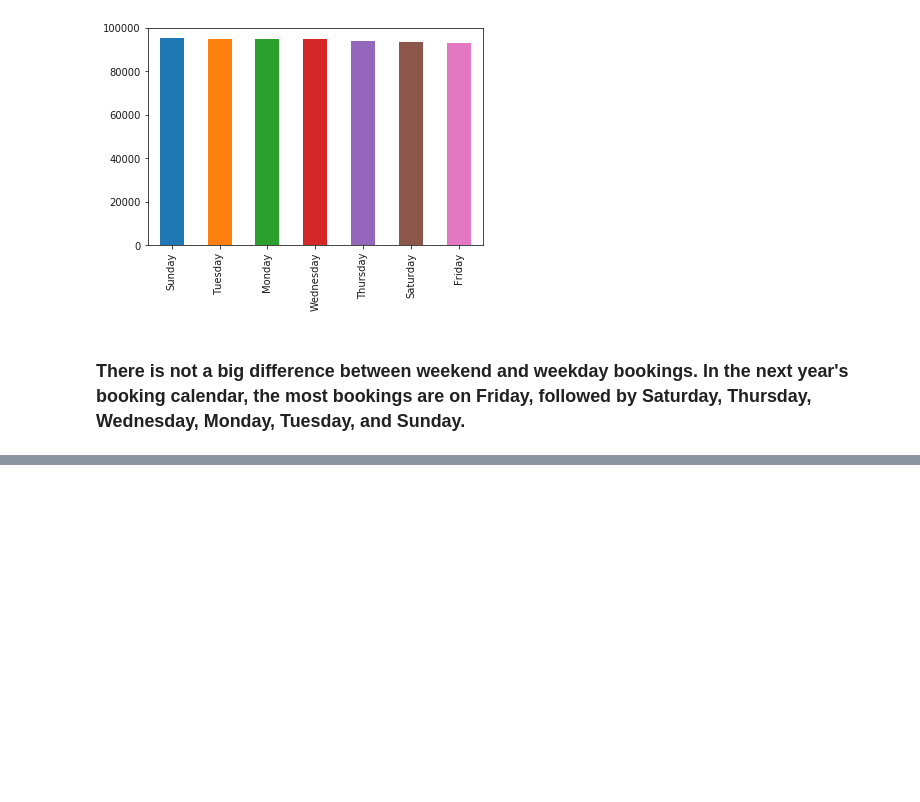
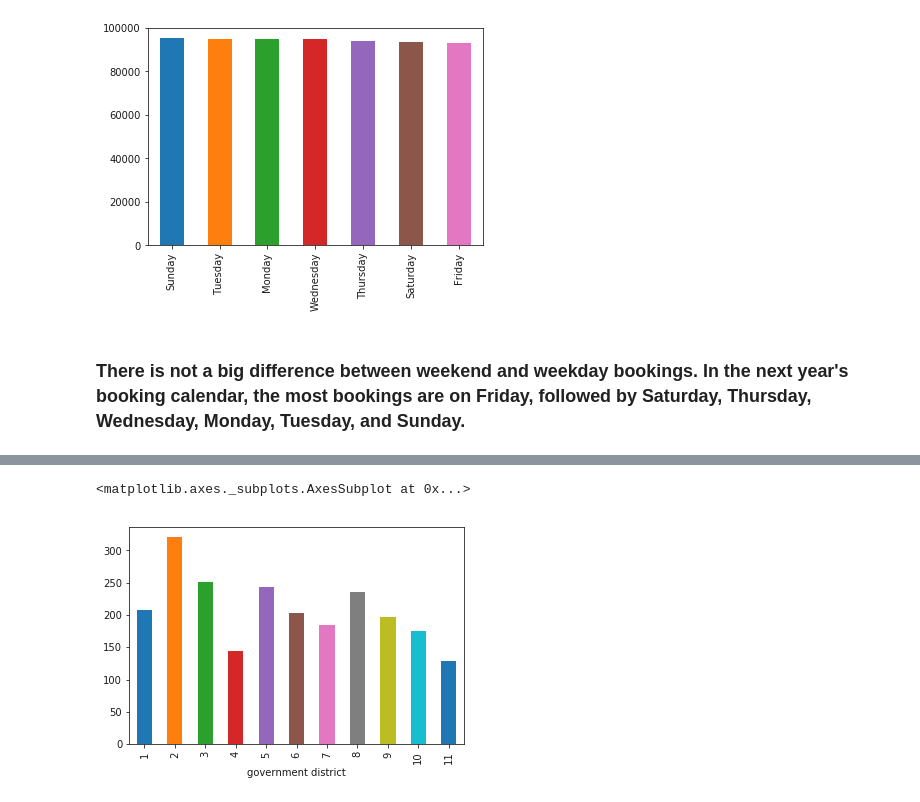
Before and after one commit to forheart81/Data-Science, a Jupyter notebook: SF Airbnb - Data Story .ipynb, the cells around one changed output, grey strips where cells are left out. Cells and saved outputs as stored; diff of their text form; code cells hidden in the pictures; blank space fills up the shorter version.

```diff
--- a/SF Airbnb - Data Story .ipynb
+++ b/SF Airbnb - Data Story .ipynb
@@ -478,0 +481,10 @@ df_booking['day_of_week'].value_counts().plot(kind='bar')
+# %%
+# Open neighbourhood CSV
+link = '/Users/forheart/Dropbox/Data Scientist/Capstone Project 1/Districts.csv'
+df_district = pd.read_csv(link, index_col=False)
+# %%
+# This dataframe shows what the government district or real estate districts each neighbourhood is in.
+# There are 11 official government districts, and 10 inofficial real estate districts.
+df_district = df_district.dropna(axis=0, how='any')
+df_district['real estate districts'] = df_district['real estate districts'].astype(int)
+df_district
@@ -478,0 +509,10 @@ df_booking['day_of_week'].value_counts().plot(kind='bar')
+# %%
+# Use the 'neighbourhood' column of the index of this dataframe.
+df_all = pd.merge(df_district, df, on='neighbourhood')
+# %%
+df_all = df_all[df_all['price']<4000]
+# %%
+df_all.groupby('government district')['price'].mean().plot(kind='bar')
+# %% [output]
+<matplotlib.axes._subplots.AxesSubplot at 0x...>
+[figure, added]
```
Also changed, not shown: parts of 43 cells of this notebook.
